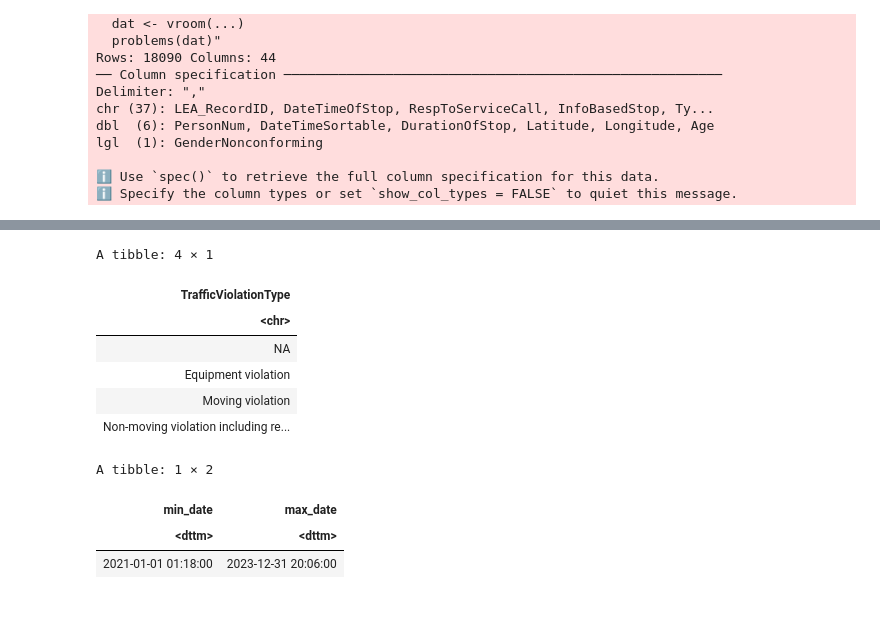
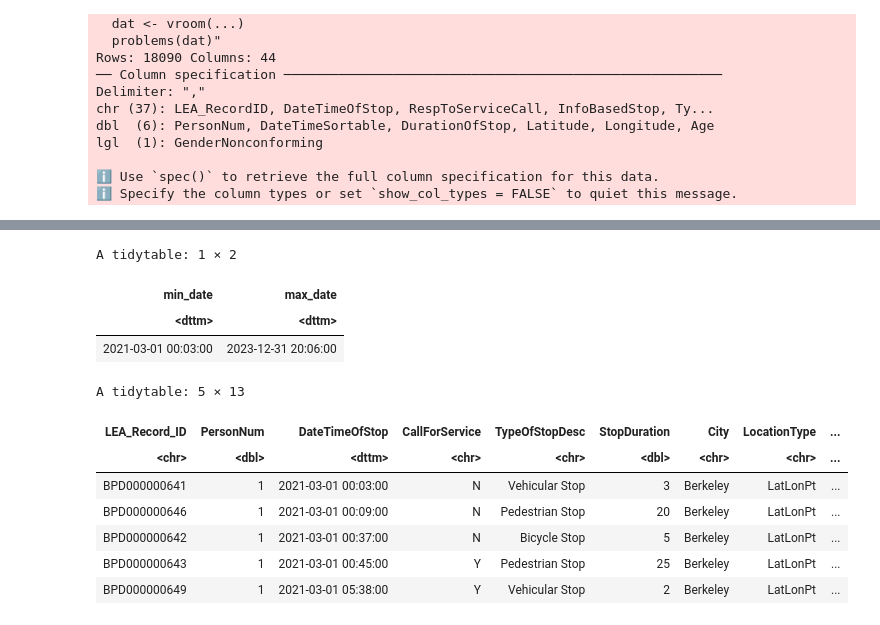
Before and after one commit to UCB-stat159-f26/final-project-team-27, a Jupyter notebook: scripts/stop_data_processing.ipynb, the cells around one changed output, grey strips where cells are left out. Drawn from its saved outputs; the diff is of its cells as text; code cells hidden in the pictures.

Commit message:
add force/nonforce actions processing

```diff
--- a/scripts/stop_data_processing.ipynb
+++ b/scripts/stop_data_processing.ipynb
@@ -79,42 +71,78 @@ lgl  (1): GenderNonconforming
+# %%
+new_nonforce = split_column(df_new, "NonForceActionsTaken")
+new_force = split_column(df_new, "ForceActionsTaken")
+old = split_column(df_old, "ActionsTaken")
+old_unique = setdiff(old, new)
+
+force_actions = c(new_force, old_unique[(!str_detect(old_unique, "search"))])
+nonforce_actions = c(new_nonforce, old_unique[str_detect(old_unique, "search")])
+
+df_old_actions = df_old |>
+    separate_longer_delim(ActionsTaken, delim = "\\|") |>
+    mutate(ActionsTaken = str_trim(ActionsTaken)) |>
+    mutate(
+        type = case_when(
+            ActionsTaken %in% force_actions ~ "force",
+            ActionsTaken %in% nonforce_actions ~ "nonforce",
+        )
+    ) |>
+    group_by(LEA_RecordID, DateTimeOfStop) |>
+    summarise(
+        ForceActionsTaken = str_c(ActionsTaken[type == "force"], collapse = "|"),
+        NonForceActionsTaken = str_c(ActionsTaken[type == "nonforce"], collapse = "|")
+    ) |>
+    mutate(
+        NonForceActionsTaken = ifelse(NonForceActionsTaken %in% c("", NA), "None", NonForceActionsTaken),
+        ForceActionsTaken = ifelse(ForceActionsTaken %in% c("", NA), "None", ForceActionsTaken),
+        ) |>
+    select(LEA_RecordID, NonForceActionsTaken, ForceActionsTaken)
 # %%
-df_old |>
-  mutate(DateTimeOfStop = mdy_hm(DateTimeOfStop)) |>
-  # summarise(min_date = min(DateTimeOfStop), max_date = max(DateTimeOfStop))
+# df_old |>
+#   mutate(DateTimeOfStop = mdy_hm(DateTimeOfStop)) |>
+#   summarise(min_date = min(DateTimeOfStop), max_date = max(DateTimeOfStop))
   # filter(is.na(Longitude)) # none
-  distinct(TrafficViolationType)
+  # distinct(TrafficViolation)
+
+# names(df_old)
-# %% [output]
-A tibble: 4 × 1
-| TrafficViolationType |
-| <chr> |
-| NA |
-| Equipment violation |
-| Moving violation |
-| Non-moving violation including re... |
 # %%
 df_old_cleaned = df_old |>
   mutate(
-    DateTimeOfStop = mdy_hm(DateTimeOfStop),
+    DateTimeOfStop = mdy_hm(DateTimeOfStop, tz = "America/Los_Angeles"),
     RespToServiceCall = ifelse(RespToServiceCall == "Yes", "Y", "N"),
-    TypeOfStop = ifelse(TypeOfStop == "Vehicle", "Vehicular Stop", str_c(TypeOfStop, " Stop")),
+    TypeOfStop = ifelse(
+      TypeOfStop == "Vehicle", "Vehicular Stop", str_c(TypeOfStop, " Stop")
+    ),
     LocationType = "LatLonPt",
   ) |>
   filter(
-    year(DateTimeOfStop) >= 2021, year(DateTimeOfStop) <= 2023,
+    # old data ends around mid-2024, exclude the 2024 data
+    DateTimeOfStop >= start_date, year(DateTimeOfStop) <= 2023,
     City == "Berkeley",
   ) |>
+  left_join(df_old_actions, by = "LEA_RecordID") |>
   select(LEA_Record_ID = LEA_RecordID, PersonNum, DateTimeOfStop,
     CallForService = RespToServiceCall, TypeOfStopDesc = TypeOfStop, StopDuration = DurationOfStop,
-    City, LocationType, Latitude, Longitude,
-    LocationDescription
+    City, LocationType, Latitude, Longitude, LocationDescription,
+    NonForceActionsTaken, ForceActionsTaken
   )
 
 df_old_cleaned |>
   summarise(min_date = min(DateTimeOfStop), max_date = max(DateTimeOfStop))
+
+head(df_old_cleaned, 5)
 # %% [output]
-A tibble: 1 × 2
+A tidytable: 1 × 2
 | min_date | max_date |
 | <dttm> | <dttm> |
-| 2021-01-01 01:18:00 | 2023-12-31 20:06:00 |
+| 2021-03-01 00:03:00 | 2023-12-31 20:06:00 |
+A tidytable: 5 × 13
+| LEA_Record_ID | PersonNum | DateTimeOfStop | CallForService | TypeOfStopDesc | StopDuration | City | LocationType | ... |
+| <chr> | <dbl> | <dttm> | <chr> | <chr> | <dbl> | <chr> | <chr> | ... |
+| BPD000000641 | 1 | 2021-03-01 00:03:00 | N | Vehicular Stop | 3 | Berkeley | LatLonPt | ... |
+| BPD000000646 | 1 | 2021-03-01 00:09:00 | N | Pedestrian Stop | 20 | Berkeley | LatLonPt | ... |
+| BPD000000642 | 1 | 2021-03-01 00:37:00 | N | Bicycle Stop | 5 | Berkeley | LatLonPt | ... |
+| BPD000000643 | 1 | 2021-03-01 00:45:00 | Y | Pedestrian Stop | 25 | Berkeley | LatLonPt | ... |
+| BPD000000649 | 1 | 2021-03-01 05:38:00 | Y | Vehicular Stop | 2 | Berkeley | LatLonPt | ... |
 # %%
 df_new_cleaned = df_new |>
   mutate(
```
Also changed, not shown: parts of 9 cells of this notebook, 1 other file.
